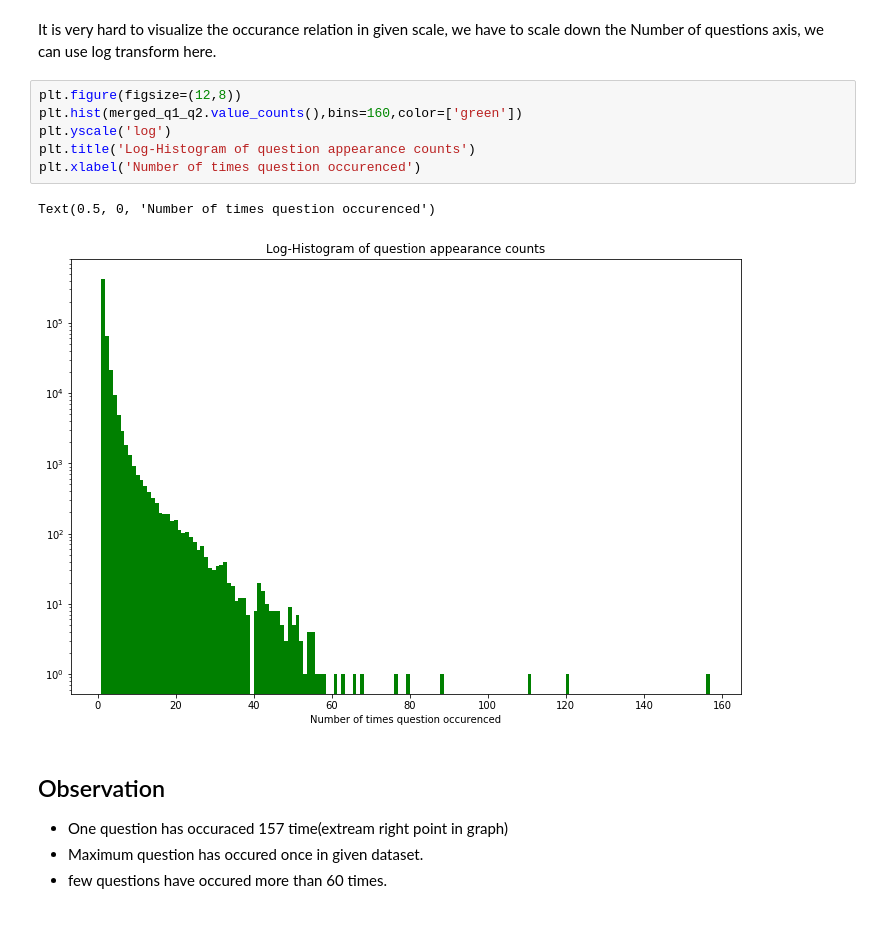
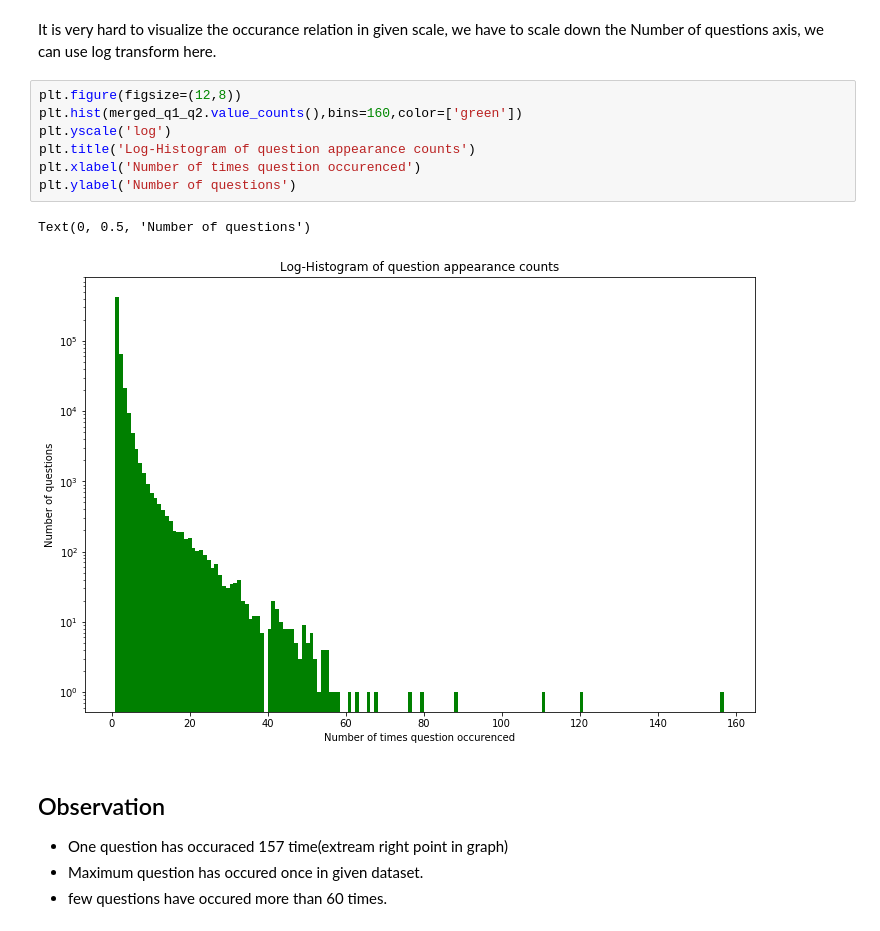
Before and after one commit to arpitiiitv/Machine-Learning-End2End-, a Jupyter notebook: Quora Question Pairs Similarity/Quora Question Pairs.ipynb, the cells around one changed output. Saved outputs shown, nothing was run; the diff lists cells and outputs as text.

```diff
--- a/Quora Question Pairs Similarity/Quora Question Pairs.ipynb
+++ b/Quora Question Pairs Similarity/Quora Question Pairs.ipynb
@@ -177,12 +177,13 @@ It is very hard to visualize the occurance relation in given scale, we have to s
 # %%
 plt.figure(figsize=(12,8))
 plt.hist(merged_q1_q2.value_counts(),bins=160,color=['green'])
 plt.yscale('log')
 plt.title('Log-Histogram of question appearance counts')
 plt.xlabel('Number of times question occurenced')
+plt.ylabel('Number of questions')
 # %% [output]
-Text(0.5, 0, 'Number of times question occurenced')
+Text(0, 0.5, 'Number of questions')
-[figure, old version]
+[figure, new version]
 # %% [markdown]
 ## Observation
 <ul>
```
Also changed, not shown: parts of 19 cells of this notebook.
